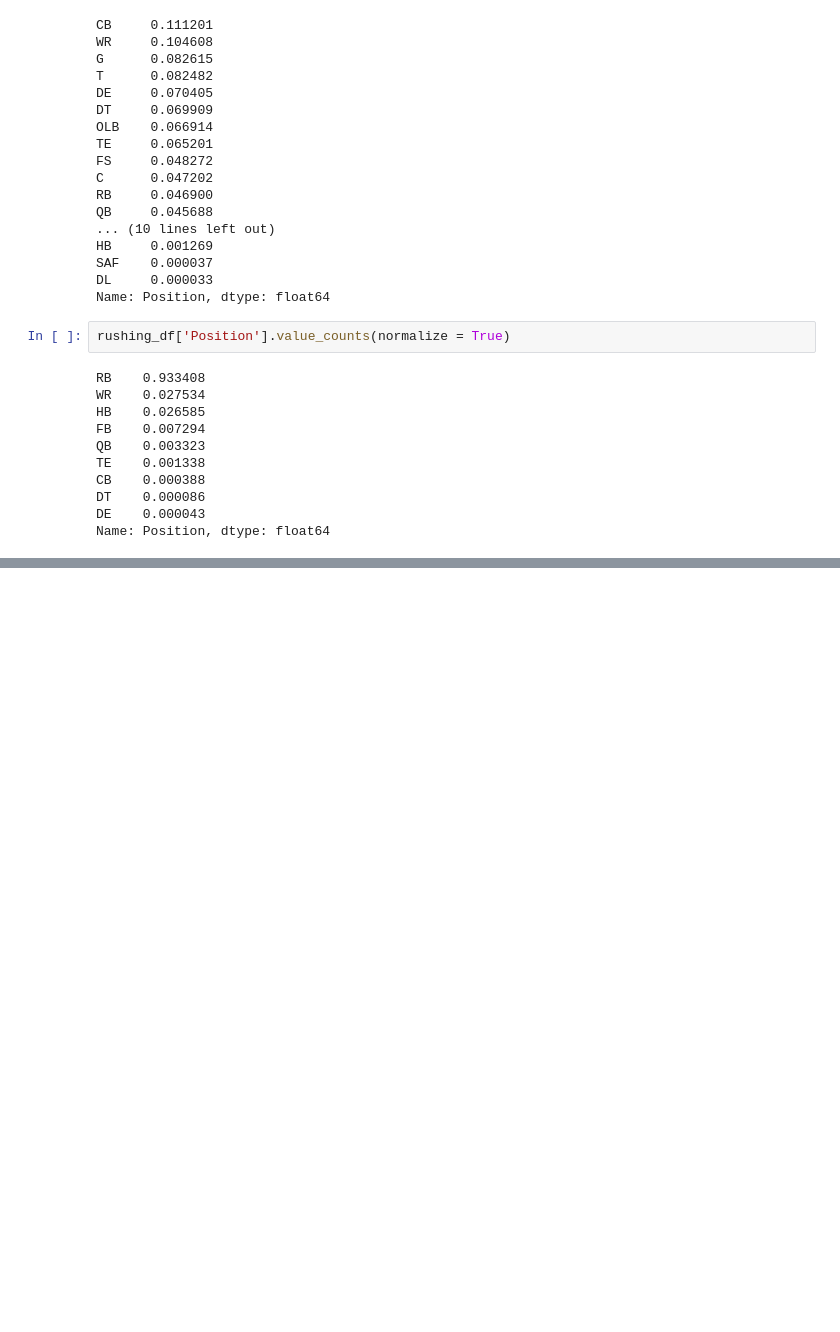
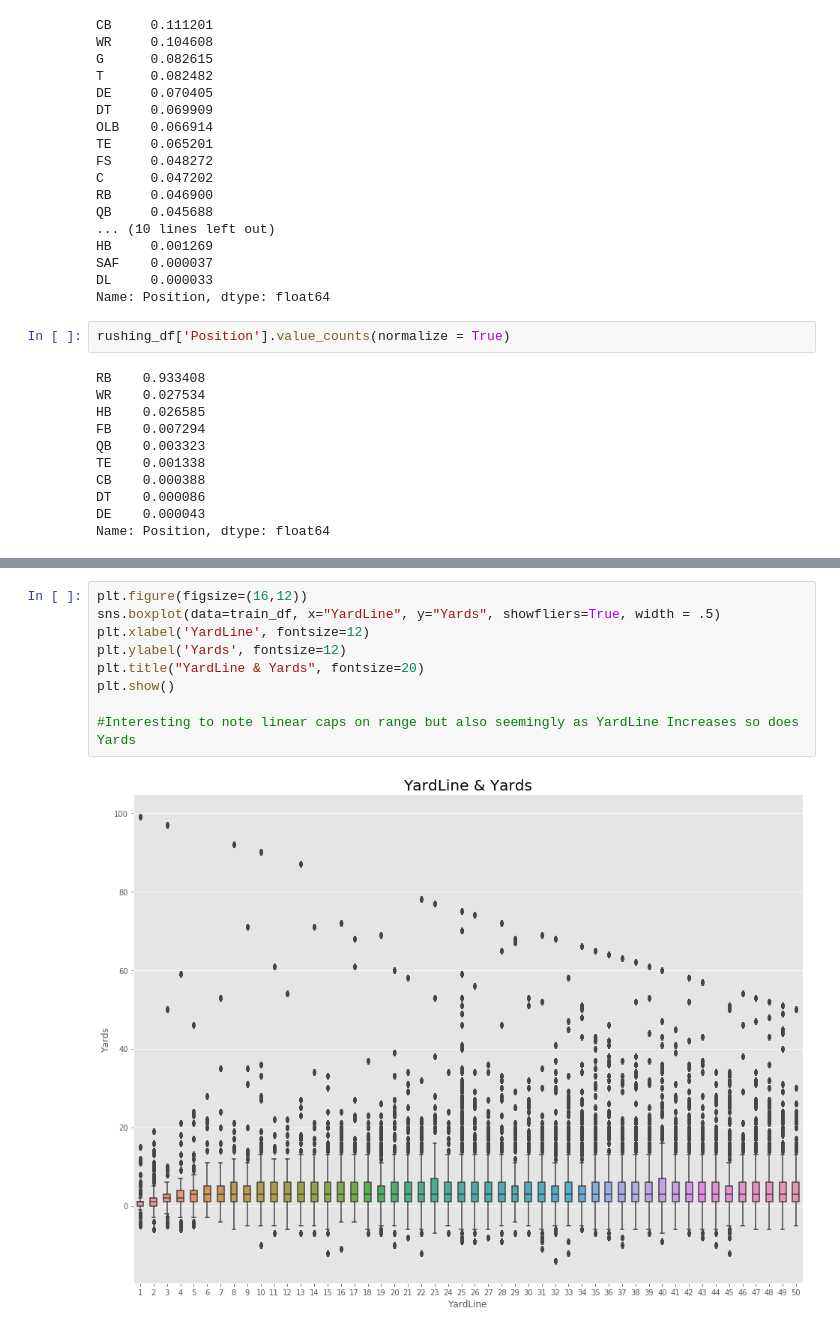
Before and after one commit to erikw425/NFL_Predictive_Rushing_Models, a Jupyter notebook: NFL_Rushing.ipynb, the cells around one changed output, grey strips where cells are left out. Drawn from its saved outputs; the diff is of its cells as text; blank space fills up the shorter version.

```diff
--- a/NFL_Rushing.ipynb
+++ b/NFL_Rushing.ipynb
@@ -575,0 +364,11 @@ rushing_df[rushing_df['Position'] == 'CB']
+# %%
+plt.figure(figsize=(16,12))
+sns.boxplot(data=train_df, x="YardLine", y="Yards", showfliers=True, width = .5)
+plt.xlabel('YardLine', fontsize=12)
+plt.ylabel('Yards', fontsize=12)
+plt.title("YardLine & Yards", fontsize=20)
+plt.show()
+
+#Interesting to note linear caps on range but also seemingly as YardLine Increases so does Yards
+# %% [output]
+[figure, added]
```
Also changed, not shown: parts of 47 cells of this notebook.
